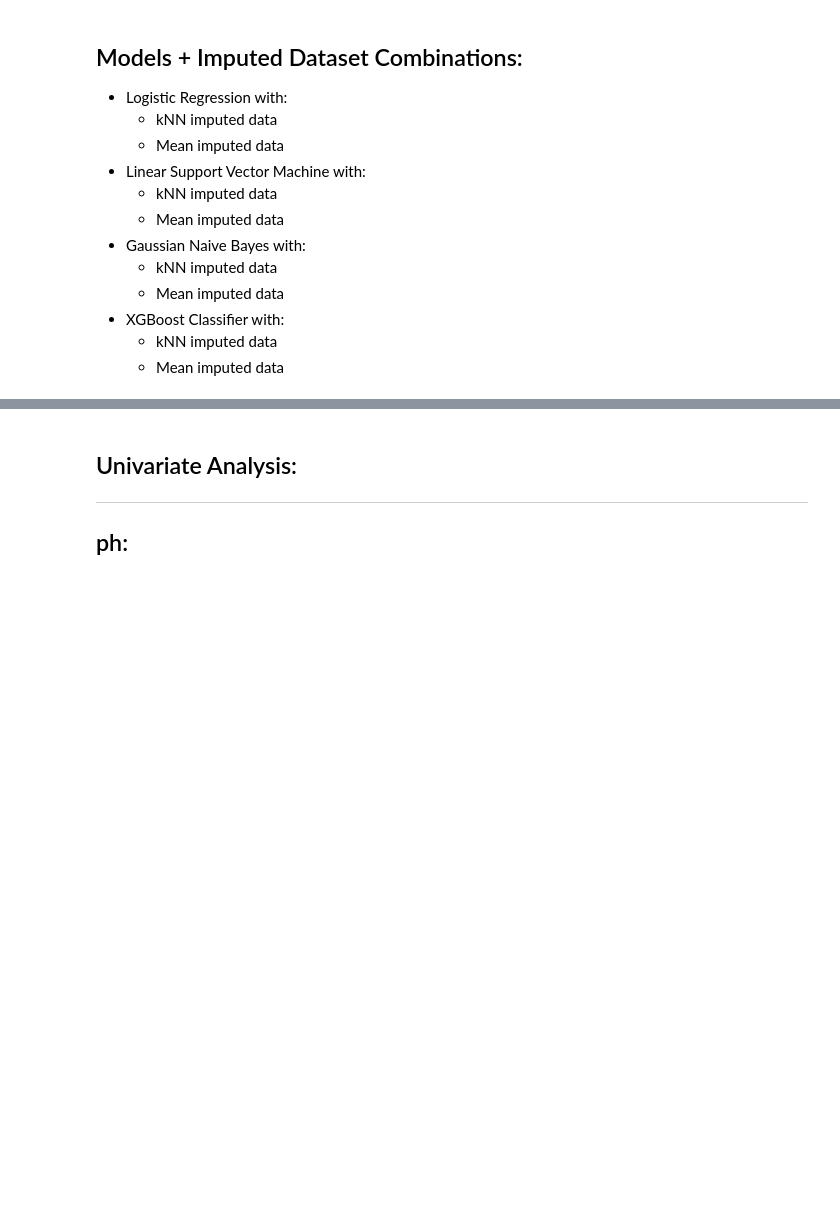
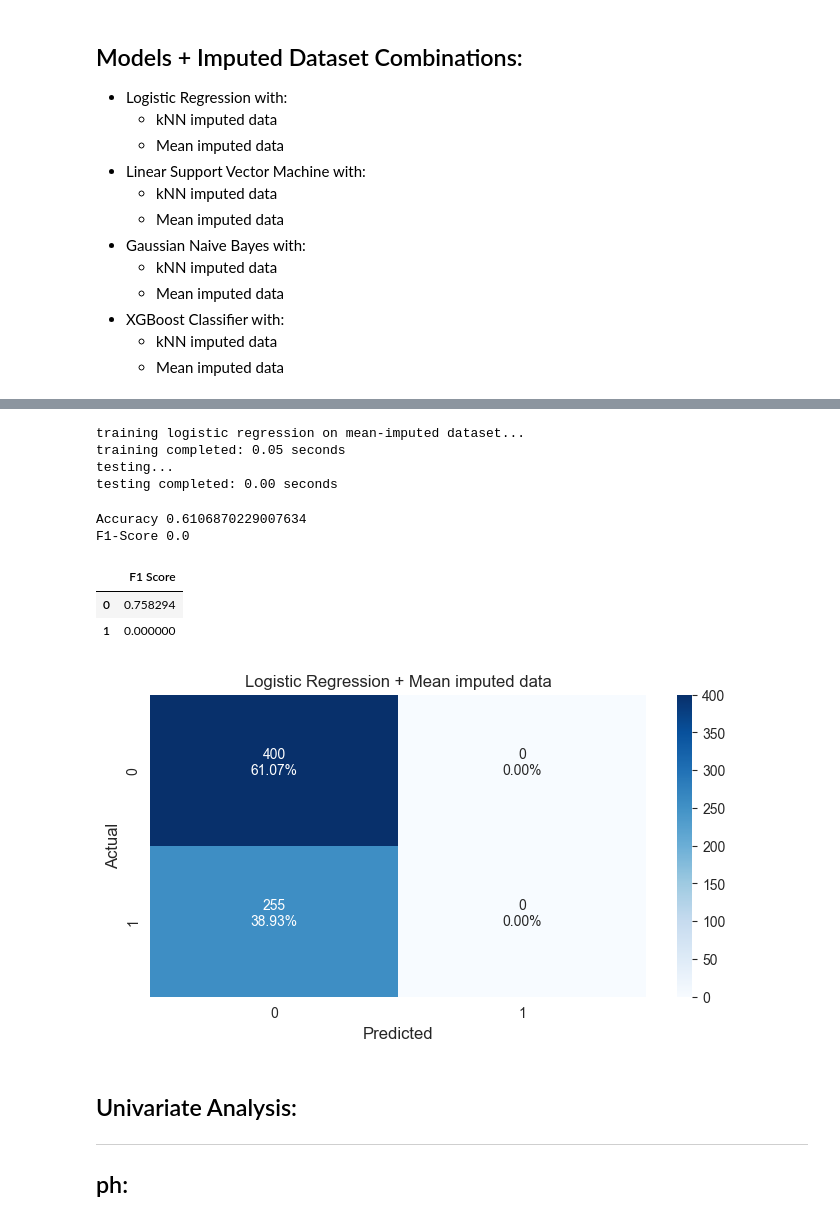
Before and after one commit to leoAshu/water-quality-assessment, a Jupyter notebook: notebooks/eda_master.ipynb, the cells around one changed output, grey strips where cells are left out. Drawn from its saved outputs; the diff is of its cells as text; code cells hidden in the pictures; blank space fills up the shorter version.

```diff
--- a/notebooks/eda_master.ipynb
+++ b/notebooks/eda_master.ipynb
@@ -440,3 +535,61 @@ y_test = df_test['Potability']
+# %%
+# train and test logistic regression
+# logistic regression + mean-imputed data
+# instantiate logistic regression model
+model = LogisticRegression()
+
+# training start
+print('training logistic regression on mean-imputed dataset...')
+start_time = time.time()
+
+# fit the imputer to the train set
+model.fit(X_mean_train, y_train.values.ravel())
+
+# training end
+end_time = time.time()
+print('training completed:', '{:.2f}'.format(end_time - start_time), 'seconds')
+
+# testing start
+print('testing...')
+start_time = time.time()
+
+# make predictions on validation set
+y_pred = model.predict(X_mean_valid)
+
+# testing end
+end_time = time.time()
+print('testing completed:', '{:.2f}'.format(end_time - start_time), 'seconds')
+# %% [output]
+training logistic regression on mean-imputed dataset...
+training completed: 0.05 seconds
+testing...
+testing completed: 0.00 seconds
+# %%
+# results: logistic regression + mean-imputed dataset
+# accuracy
+print('Accuracy', accuracy_score(y_valid, y_pred))
+
+# f1 score
+print('F1-Score', f1_score(y_valid, y_pred))
+
+# class label-wise f1 score
+# 0 - Not Phishing
+# 1 - Phishing
+display(pd.DataFrame(np.asarray(f1_score(y_valid, y_pred, average=None)).T, columns=['F1 Score'], index=['0', '1']))
+
+# confusion matrix
+# plot heatmap
+plot_confusion_matrix(
+    confusion_matrix(y_valid.values.ravel(), y_pred),
+    'Logistic Regression + Mean imputed data'
+)
+# %% [output]
+Accuracy 0.6106870229007634
+F1-Score 0.0
+|  | F1 Score |
+| 0 | 0.758294 |
+| 1 | 0.000000 |
+[figure, added]
 # %% [markdown]
 ## Univariate Analysis:
 ---
```
Also changed, not shown: parts of 5 cells of this notebook.
